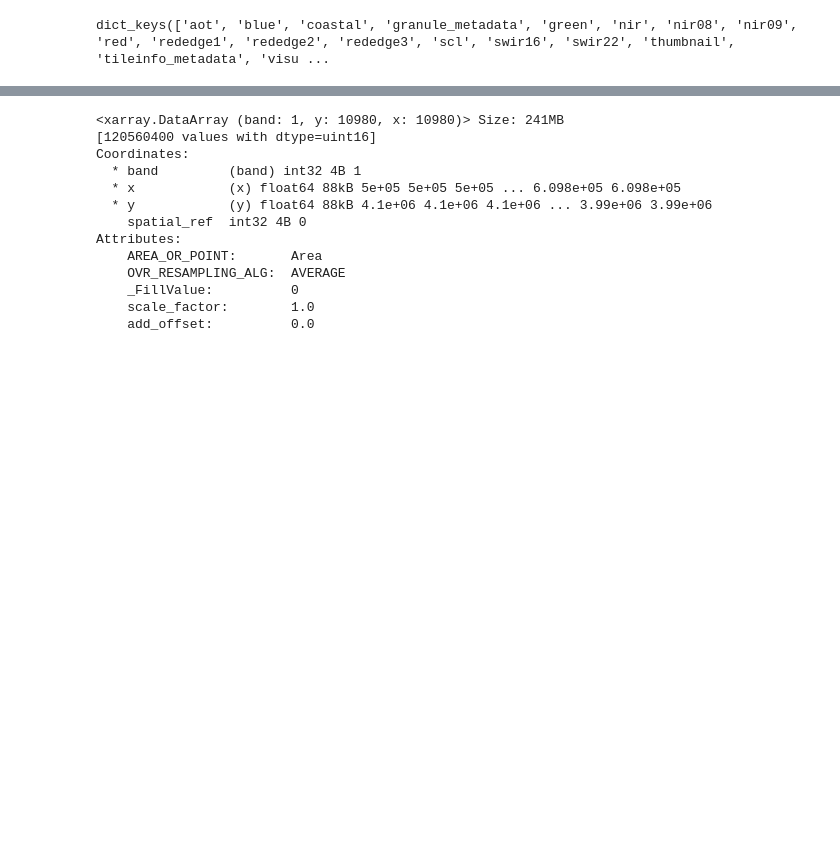
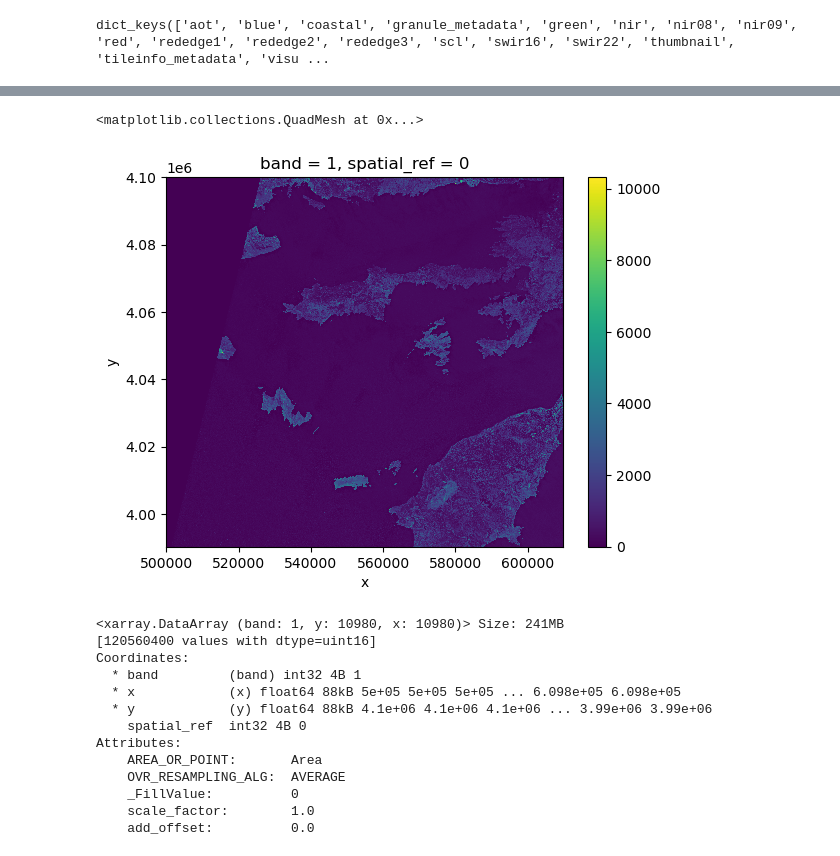
Before and after one commit to carpentries-incubator/geospatial-python, a Jupyter notebook: notebooks/06-raster-intro.ipynb, the cells around one changed output, grey strips where cells are left out. Drawn from its saved outputs; the diff is of its cells as text; code cells hidden in the pictures; blank space fills up the shorter version.

```diff
--- a/notebooks/06-raster-intro.ipynb
+++ b/notebooks/06-raster-intro.ipynb
@@ -60,4 +60,4 @@ dict_keys(['aot', 'blue', 'coastal', 'granule_metadata', 'green', 'nir', 'nir08'
 # %%
 red_href = assets["red"].href
 # %%
-red_href
+red_href = "https://sentinel-cogs.s3.us-west-2.amazonaws.com/sentinel-s2-l2a-cogs/35/S/NA/2023/7/S2A_35SNA_20230708_0_L2A/B04.tif"
@@ -68,0 +87,5 @@ red = rioxarray.open_rasterio(red_href)
+# %%
+red.plot()
+# %% [output]
+<matplotlib.collections.QuadMesh at 0x...>
+[figure, added]
```
Also changed, not shown: parts of 3 cells of this notebook, 1 other file.
